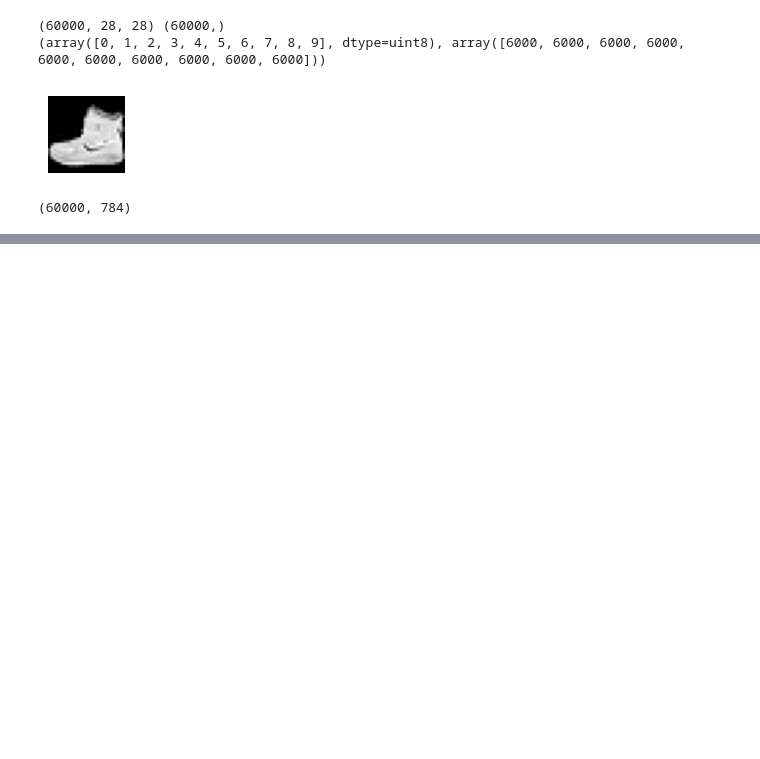
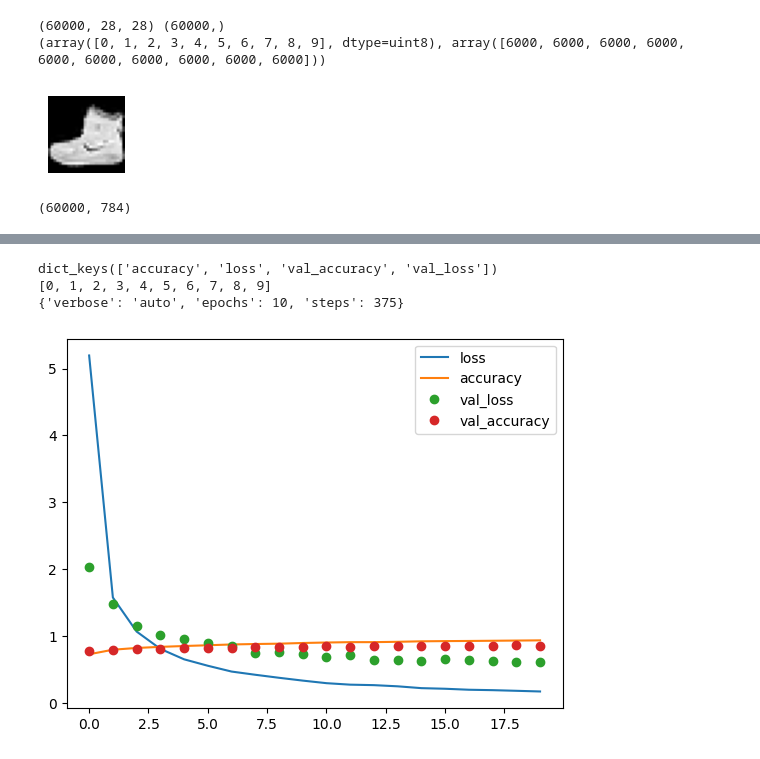
Before and after one commit to shared-repo/human-da, a Jupyter notebook: workspace/dl-basic/dl_example_05.ipynb, the cells around one changed output, grey strips where cells are left out. Drawn from its saved outputs; the diff is of its cells as text; code cells hidden in the pictures; blank space fills up the shorter version.

```diff
--- a/workspace/dl-basic/dl_example_05.ipynb
+++ b/workspace/dl-basic/dl_example_05.ipynb
@@ -91,0 +110,21 @@ Epoch 10/10
+# %%
+# 모델 구조 설계 2
+
+model2 = tf_keras.models.Sequential()
+model2.add(tf_keras.layers.Input(shape=(28, 28))),
+model2.add(tf_keras.layers.Flatten()), # (28, 28) --> (784, )
+model2.add(tf_keras.layers.Dense(512, activation='relu'))
+model2.add(tf_keras.layers.Dense(256, activation='relu'))
+model2.add(tf_keras.layers.Dense(128, activation='relu'))
+model2.add(tf_keras.layers.Dense(10, activation='softmax')) # 출력층
+# %%
+# 모델 학습 설계
+
+model2.compile(loss='sparse_categorical_crossentropy',
+               # optimizer='adam',
+               optimizer=tf_keras.optimizers.Adam(learning_rate=0.0001),
+               metrics=['accuracy'])
+# %%
+# model2.fit(X_train, y_train, batch_size=128, epochs=10, validation_split=0.2)
+# fit_history = model2.fit(X_train, y_train, batch_size=128, epochs=10, validation_split=0.2) # 학습 로그 반환
+fit_history = model2.fit(X_train, y_train, batch_size=128, epochs=20, validation_split=0.2) # 학습 로그 반환
@@ -91,0 +196,18 @@ Epoch 10/10
+# %%
+# type( fit_history )
+print( fit_history.history.keys() )
+print( fit_history.epoch )
+print( fit_history.params )
+# %% [output]
+dict_keys(['accuracy', 'loss', 'val_accuracy', 'val_loss'])
+[0, 1, 2, 3, 4, 5, 6, 7, 8, 9]
+{'verbose': 'auto', 'epochs': 10, 'steps': 375}
+# %%
+plt.plot(fit_history.epoch, fit_history.history['loss'], label='loss')
+plt.plot(fit_history.epoch, fit_history.history['accuracy'], label='accuracy')
+plt.plot(fit_history.epoch, fit_history.history['val_loss'], "o", label='val_loss')
+plt.plot(fit_history.epoch, fit_history.history['val_accuracy'], "o", label='val_accuracy')
+plt.legend()
+plt.show()
+# %% [output]
+[figure, added]
```
Also changed, not shown: parts of 8 cells of this notebook.
